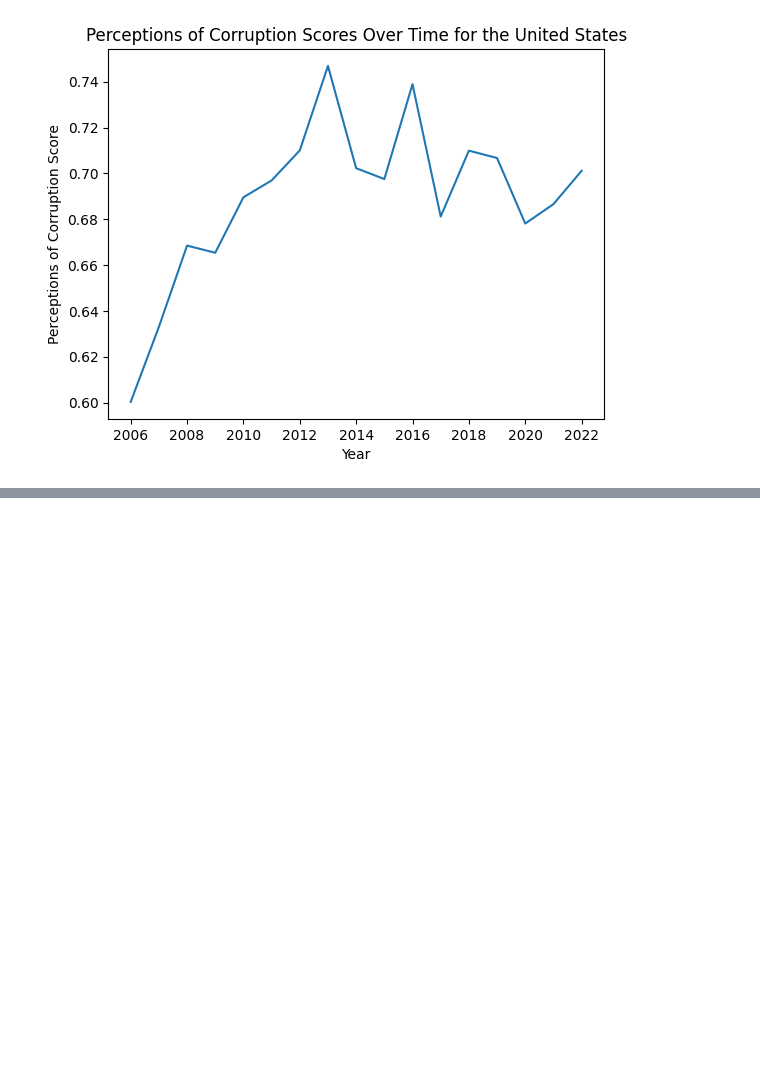
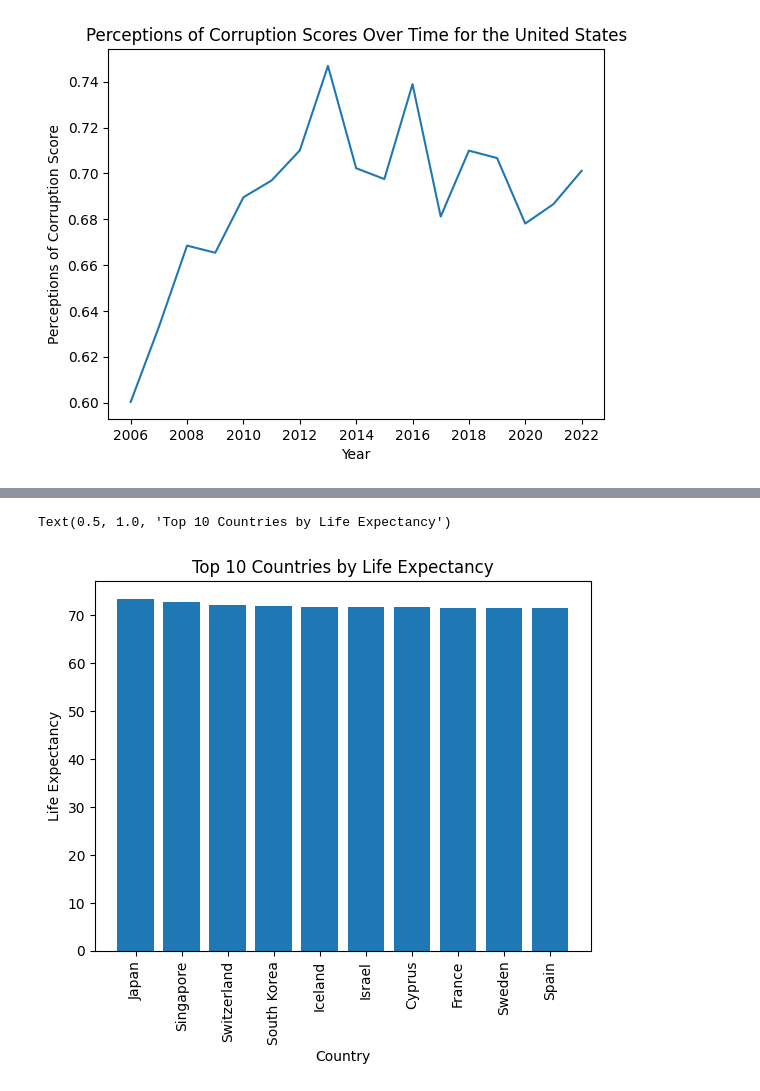
Before and after one commit to kalashnikovkid/Data-Analysis-Project-1, a Jupyter notebook: Analysis/main.ipynb, the cells around one changed output, grey strips where cells are left out. Drawn from its saved outputs; the diff is of its cells as text; code cells hidden in the pictures; blank space fills up the shorter version.

```diff
--- a/Analysis/main.ipynb
+++ b/Analysis/main.ipynb
@@ -112,0 +126,15 @@ plt.show()
+# %%
+life_expectancy_grouped = happiness_data.groupby("Country_Name")["Healthy_Life_Expectancy_At_Birth"].mean().reset_index()
+# %%
+sorted_life_expectancy_grouped = life_expectancy_grouped.sort_values("Healthy_Life_Expectancy_At_Birth", ascending=False)
+# %%
+life_expectancy_top_10 = sorted_life_expectancy_grouped[:10]
+plt.figure()
+plt.bar(life_expectancy_top_10["Country_Name"], life_expectancy_top_10["Healthy_Life_Expectancy_At_Birth"])
+plt.xticks(rotation=90)
+plt.ylabel("Life Expectancy")
+plt.xlabel("Country")
+plt.title("Top 10 Countries by Life Expectancy")
+# %% [output]
+Text(0.5, 1.0, 'Top 10 Countries by Life Expectancy')
+[figure, added]
```
Also changed, not shown: parts of 3 cells of this notebook.
